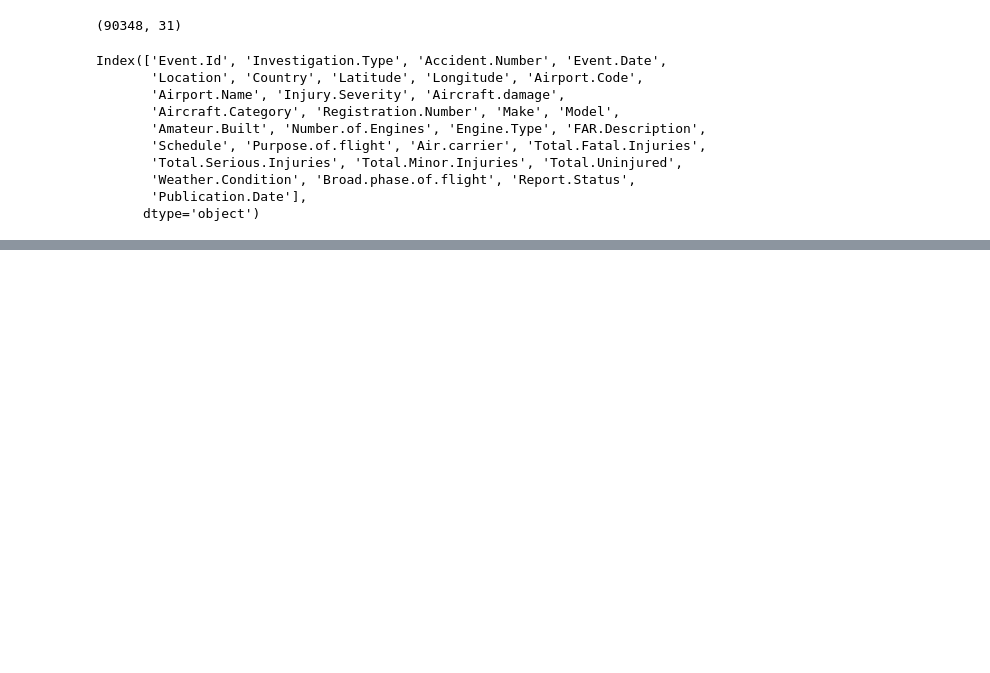
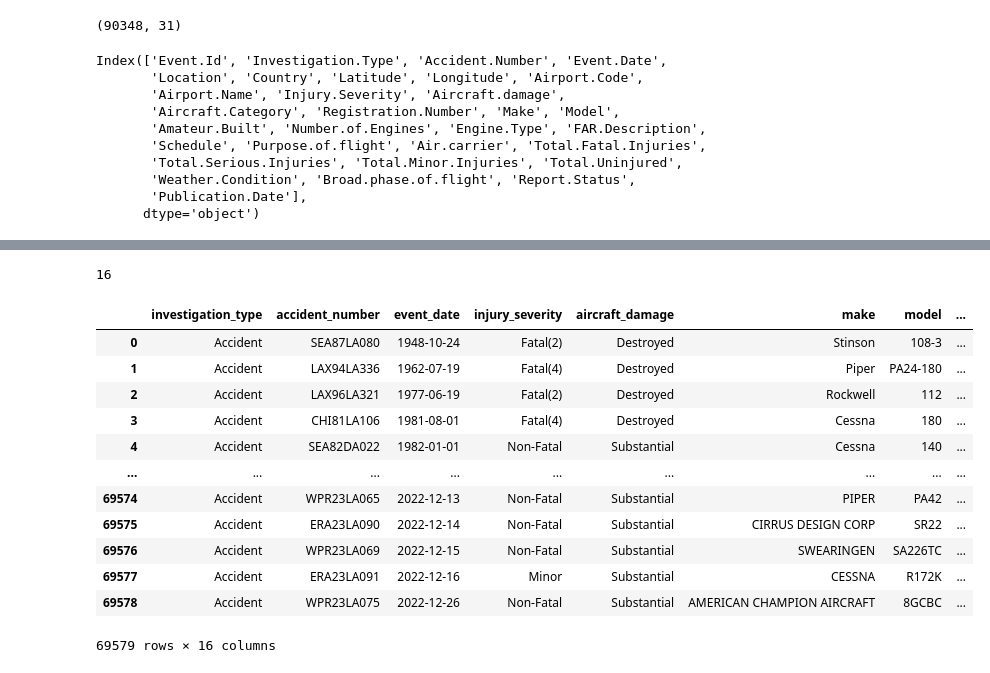
Before and after one commit to tracy-gwehona/Aviation-Risk-Analysis, a Jupyter notebook: student.ipynb, the cells around one changed output, grey strips where cells are left out. Drawn from its saved outputs; the diff is of its cells as text; code cells hidden in the pictures; blank space fills up the shorter version.

Commit message:
Add data preparation: data cleaning

```diff
--- a/student.ipynb
+++ b/student.ipynb
@@ -98,0 +189,13 @@ Index(['Event.Id', 'Investigation.Type', 'Accident.Number', 'Event.Date',
+# %%
+# Fill missing values of dtype object columns with 'Unknown'
+
+aviation_data['aircraft_damage'].fillna('Unknown', inplace=True)
+aviation_data['injury_severity'].fillna('Unknown', inplace=True)
+aviation_data['engine_type'].fillna('Unknown', inplace=True)
+aviation_data['purpose_of_flight'].fillna('Unknown', inplace=True)
+aviation_data['weather_condition'].fillna('Unknown', inplace=True)
+# %%
+# Drop the rows with missing values
+
+aviation_data = aviation_data.dropna(subset=['make', 'model', 'amateur_built', 'number_of_engines', 'total_fatal_injuries',
+                                            'total_serious_injuries', 'total_minor_injuries', 'total_uninjured'])
@@ -98,0 +222,30 @@ Index(['Event.Id', 'Investigation.Type', 'Accident.Number', 'Event.Date',
+# %%
+# Check for duplicate rows
+
+aviation_data.duplicated('accident_number').sum()
+# %% [output]
+16
+# %%
+# Remove duplicates based on the 'accident_number' column
+
+aviation_data = aviation_data.drop_duplicates(subset='accident_number', keep='first')
+# %%
+# Reset the index after removing duplicates
+
+aviation_data.reset_index(drop=True, inplace=True)
+# %%
+aviation_data
+# %% [output]
+|  | investigation_type | accident_number | event_date | injury_severity | aircraft_damage | make | model | ... |
+| 0 | Accident | SEA87LA080 | 1948-10-24 | Fatal(2) | Destroyed | Stinson | 108-3 | ... |
+| 1 | Accident | LAX94LA336 | 1962-07-19 | Fatal(4) | Destroyed | Piper | PA24-180 | ... |
+| 2 | Accident | LAX96LA321 | 1977-06-19 | Fatal(2) | Destroyed | Rockwell | 112 | ... |
+| 3 | Accident | CHI81LA106 | 1981-08-01 | Fatal(4) | Destroyed | Cessna | 180 | ... |
+| 4 | Accident | SEA82DA022 | 1982-01-01 | Non-Fatal | Substantial | Cessna | 140 | ... |
+| ... | ... | ... | ... | ... | ... | ... | ... | ... |
+| 69574 | Accident | WPR23LA065 | 2022-12-13 | Non-Fatal | Substantial | PIPER | PA42 | ... |
+| 69575 | Accident | ERA23LA090 | 2022-12-14 | Non-Fatal | Substantial | CIRRUS DESIGN CORP | SR22 | ... |
+| 69576 | Accident | WPR23LA069 | 2022-12-15 | Non-Fatal | Substantial | SWEARINGEN | SA226TC | ... |
+| 69577 | Accident | ERA23LA091 | 2022-12-16 | Minor | Substantial | CESSNA | R172K | ... |
+| 69578 | Accident | WPR23LA075 | 2022-12-26 | Non-Fatal | Substantial | AMERICAN CHAMPION AIRCRAFT | 8GCBC | ... |
+69579 rows × 16 columns
```
Also changed, not shown: parts of 18 cells of this notebook.
